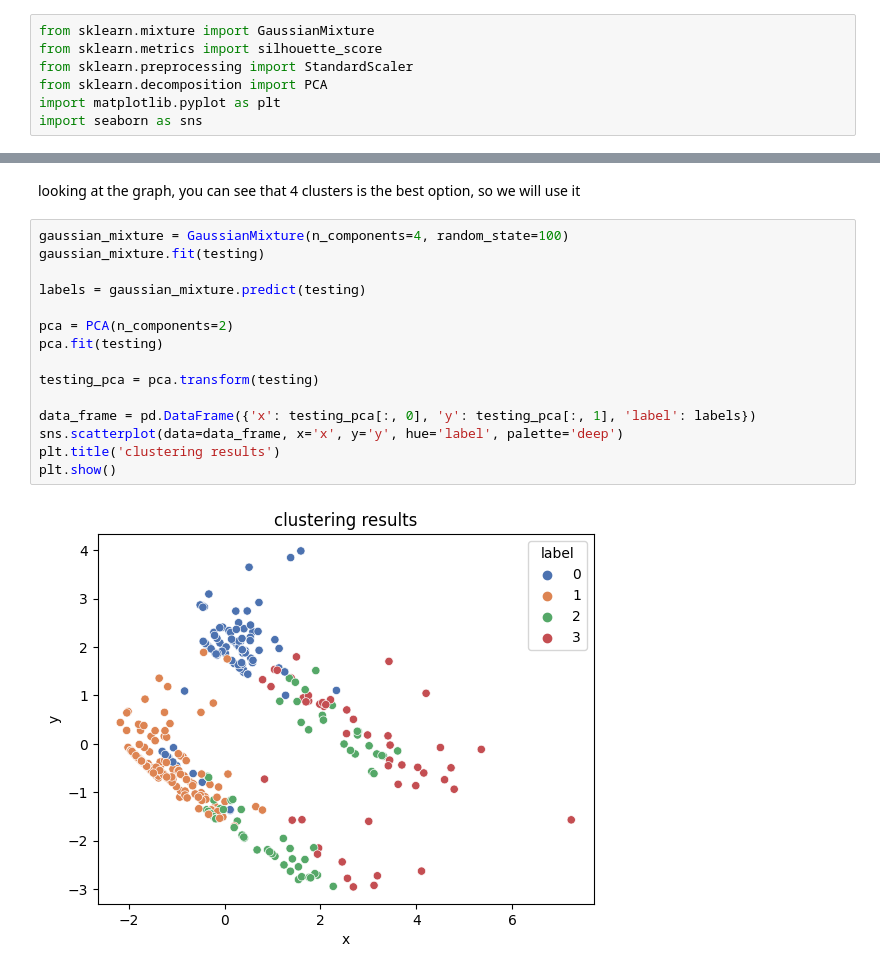
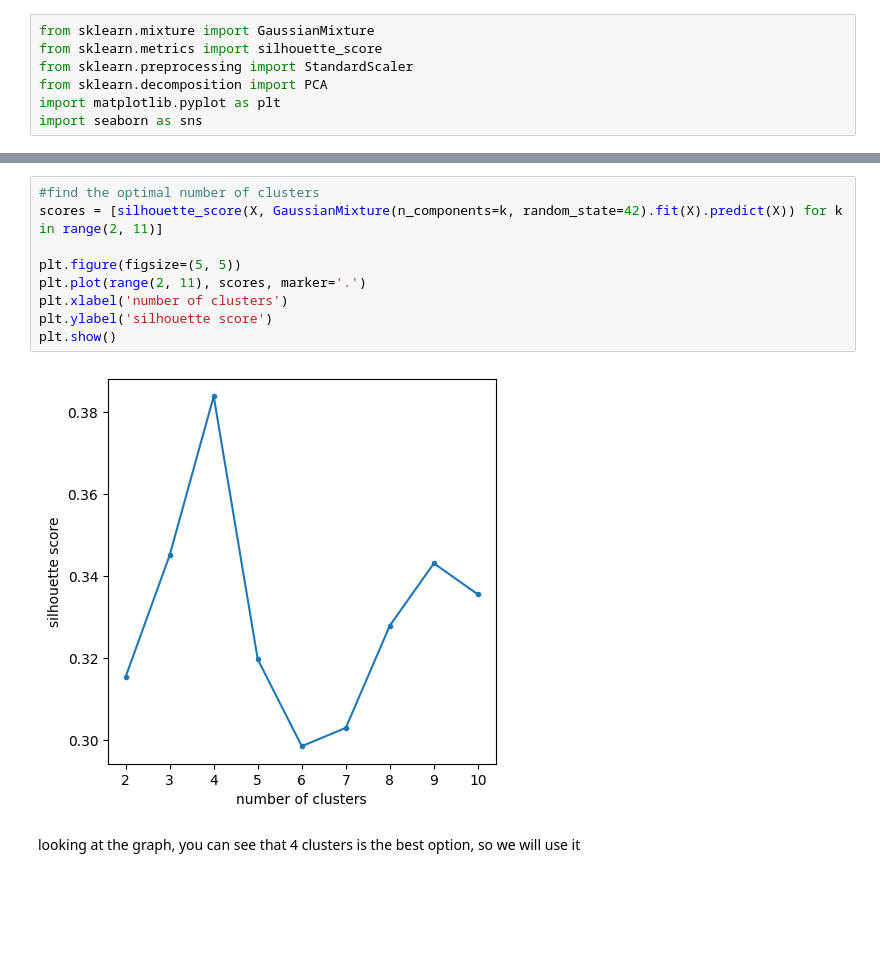
Before and after one commit to gracethomp/ml, a Jupyter notebook: lab3/lab3.ipynb, the cells around one changed output, grey strips where cells are left out. Cells and saved outputs as stored; diff of their text form; blank space fills up the shorter version.

```diff
--- a/lab3/lab3.ipynb
+++ b/lab3/lab3.ipynb
@@ -123,19 +112,13 @@ plt.show()
-# %% [markdown]
-looking at the graph, you can see that 4 clusters is the best option, so we will use it
-# %%
-gaussian_mixture = GaussianMixture(n_components=4, random_state=100)
-gaussian_mixture.fit(testing)
-
-labels = gaussian_mixture.predict(testing)
-
-pca = PCA(n_components=2)
-pca.fit(testing)
-
-testing_pca = pca.transform(testing)
-
-data_frame = pd.DataFrame({'x': testing_pca[:, 0], 'y': testing_pca[:, 1], 'label': labels})
-sns.scatterplot(data=data_frame, x='x', y='y', hue='label', palette='deep')
-plt.title('clustering results')
-plt.show()
-# %% [output]
-[figure, removed]
+# %%
+#find the optimal number of clusters
+scores = [silhouette_score(X, GaussianMixture(n_components=k, random_state=42).fit(X).predict(X)) for k in range(2, 11)]
+
+plt.figure(figsize=(5, 5))
+plt.plot(range(2, 11), scores, marker='.')
+plt.xlabel('number of clusters')
+plt.ylabel('silhouette score')
+plt.show()
+# %% [output]
+[figure, added]
+# %% [markdown]
+looking at the graph, you can see that 4 clusters is the best option, so we will use it
```
Also changed, not shown: parts of 3 cells of this notebook.
